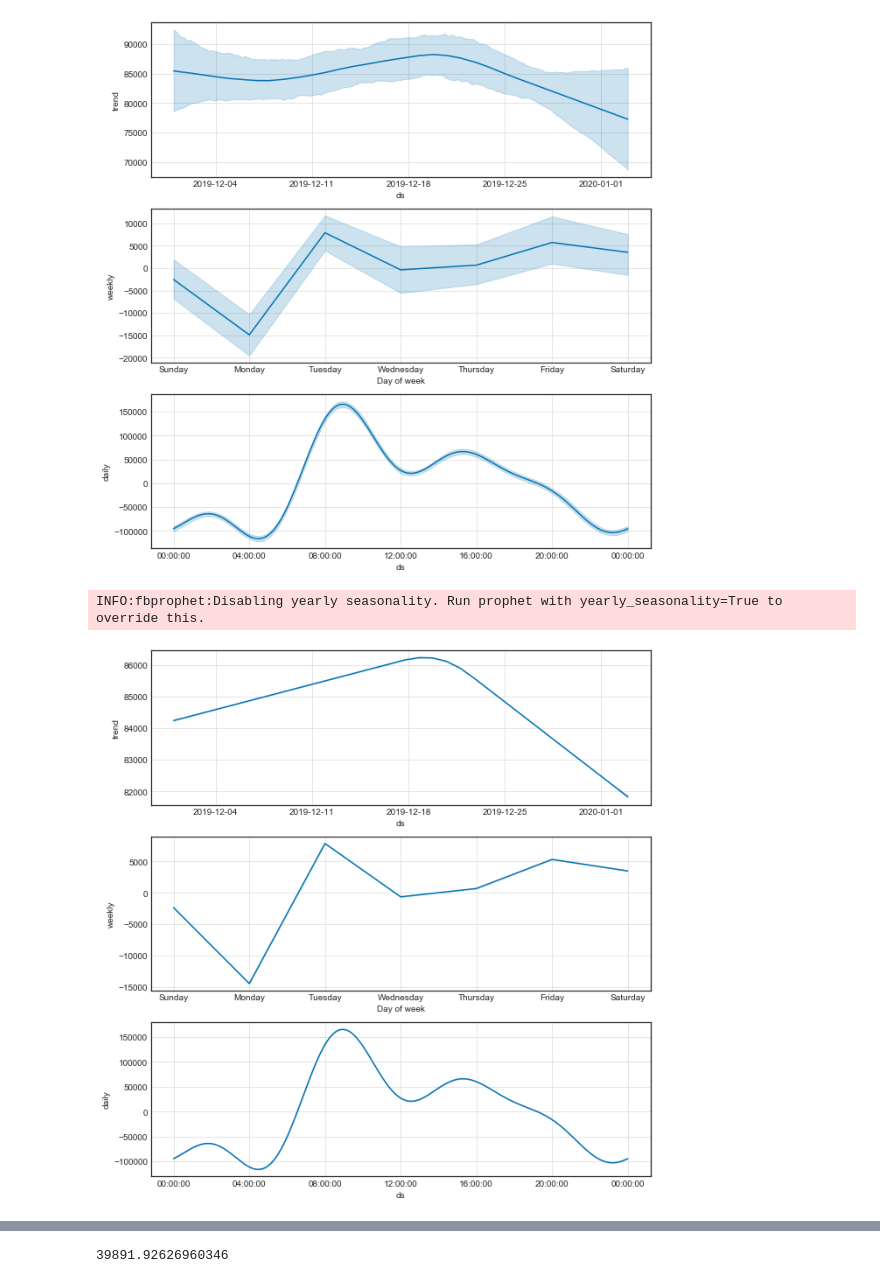
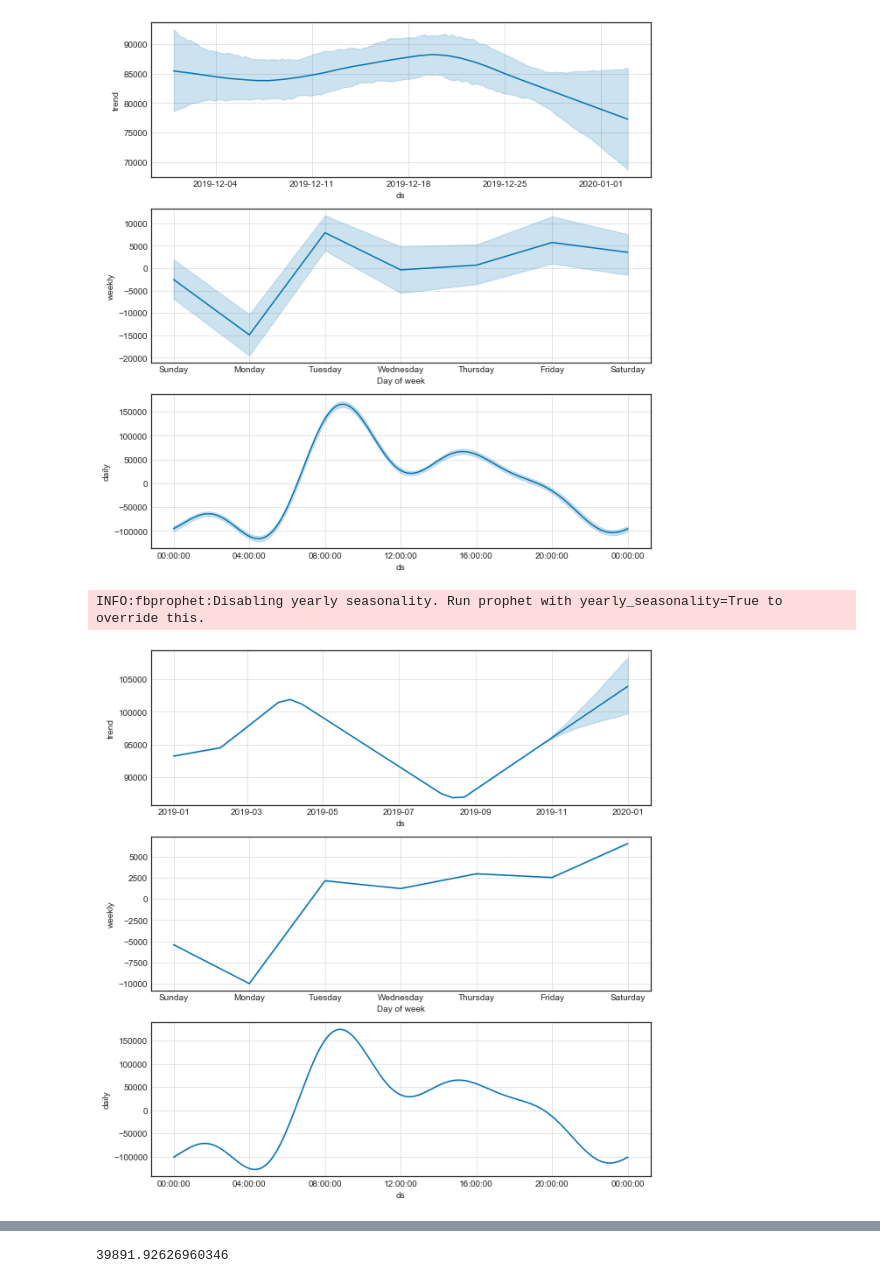
Before and after one commit to chul0717/capstone2, a Jupyter notebook: src/notebook.ipynb, the cells around one changed output, grey strips where cells are left out. Saved outputs shown, nothing was run; the diff lists cells and outputs as text; code cells hidden in the pictures.

Commit message:
validate models

```diff
--- a/src/notebook.ipynb
+++ b/src/notebook.ipynb
@@ -521,10 +535,11 @@ INFO:fbprophet:Disabling yearly seasonality. Run prophet with yearly_seasonality
 # %%
 import holidays
 m2 = Prophet()
-m2.fit(df)
-future2 = m2.make_future_dataframe(periods=48, freq='H')
+m2.fit(train_df)
+future2 = m2.make_future_dataframe(periods=1752, freq='H')
 forecast2 = m2.predict(future2)
 fig = m2.plot_components(forecast2)
+### dip in monday is correct. according to simple model 0 is monday
 # %% [output]
 INFO:fbprophet:Disabling yearly seasonality. Run prophet with yearly_seasonality=True to override this.
-[figure, old version]
+[figure, new version]
```
Also changed, not shown: parts of 57 cells of this notebook.
